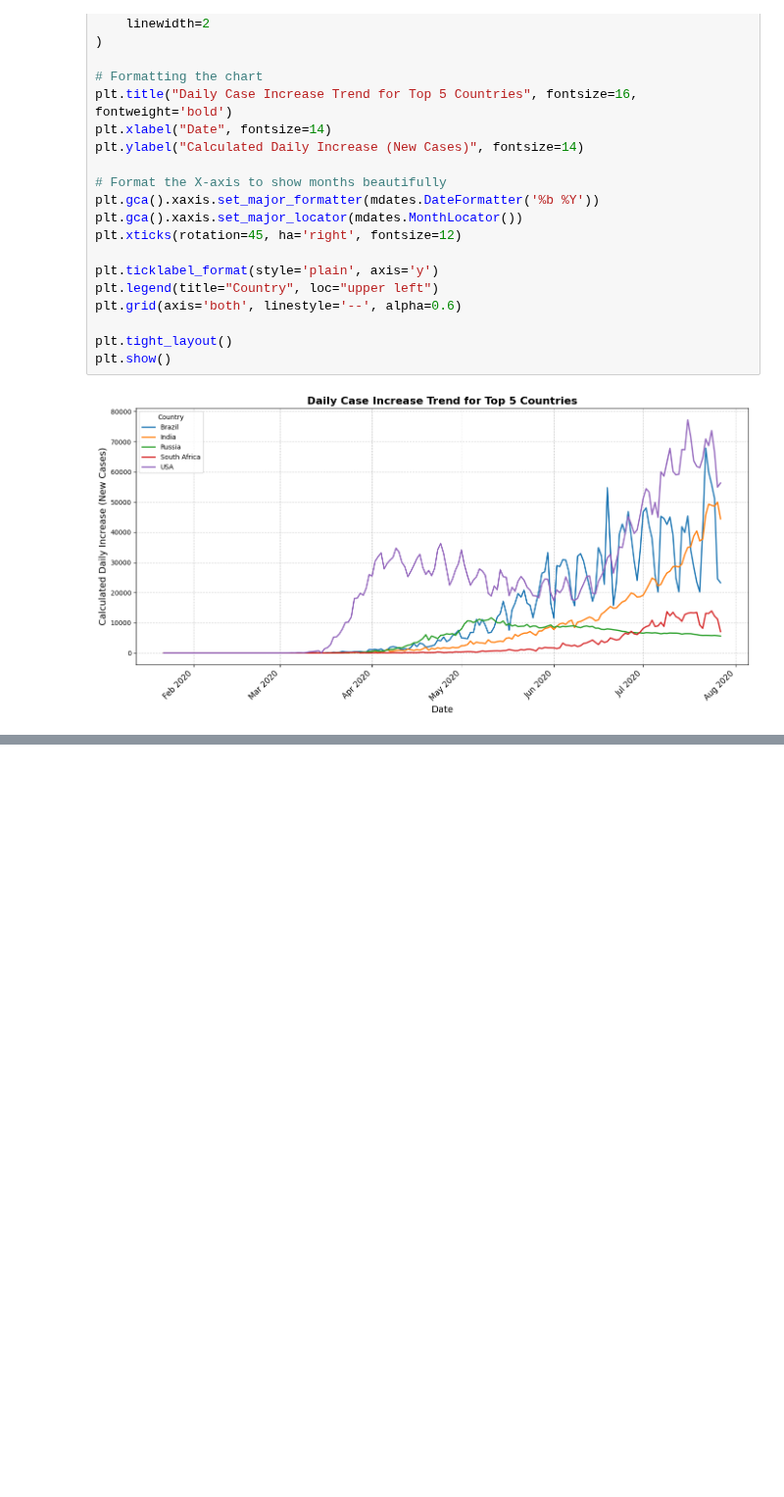
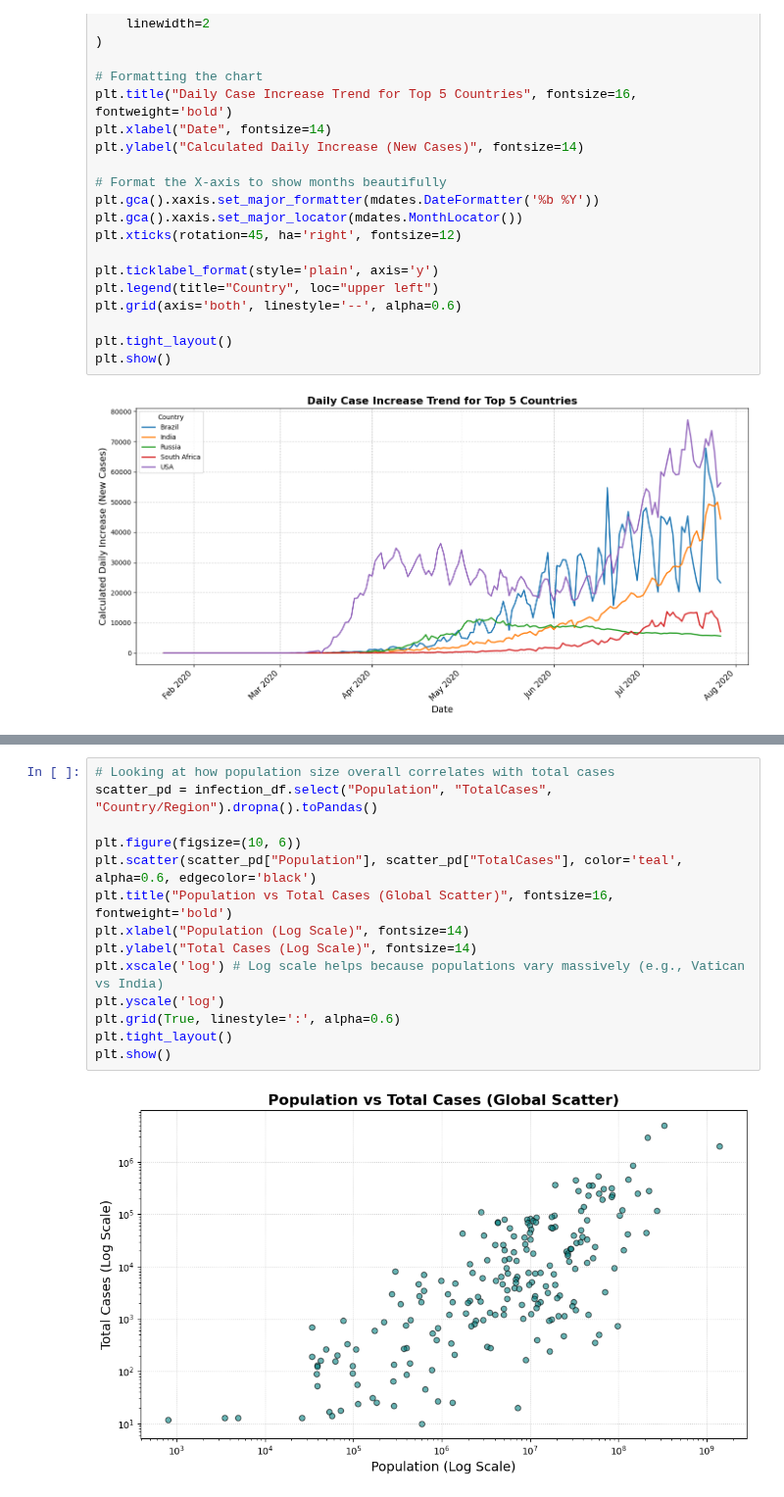
Before and after one commit to amitkr069/DataAnalysisCovid19, a Jupyter notebook: covid_analysis.ipynb, the cells around one changed output, grey strips where cells are left out. Shown at 98% size. Saved outputs shown, nothing was run; the diff lists cells and outputs as text; blank space fills up the shorter version.

```diff
--- a/covid_analysis.ipynb
+++ b/covid_analysis.ipynb
@@ -842,0 +1004,16 @@ plt.show()
+# %%
+# Looking at how population size overall correlates with total cases
+scatter_pd = infection_df.select("Population", "TotalCases", "Country/Region").dropna().toPandas()
+
+plt.figure(figsize=(10, 6))
+plt.scatter(scatter_pd["Population"], scatter_pd["TotalCases"], color='teal', alpha=0.6, edgecolor='black')
+plt.title("Population vs Total Cases (Global Scatter)", fontsize=16, fontweight='bold')
+plt.xlabel("Population (Log Scale)", fontsize=14)
+plt.ylabel("Total Cases (Log Scale)", fontsize=14)
+plt.xscale('log') # Log scale helps because populations vary massively (e.g., Vatican vs India)
+plt.yscale('log')
+plt.grid(True, linestyle=':', alpha=0.6)
+plt.tight_layout()
+plt.show()
+# %% [output]
+[figure, added]
```
Also changed, not shown: parts of 17 cells of this notebook.
